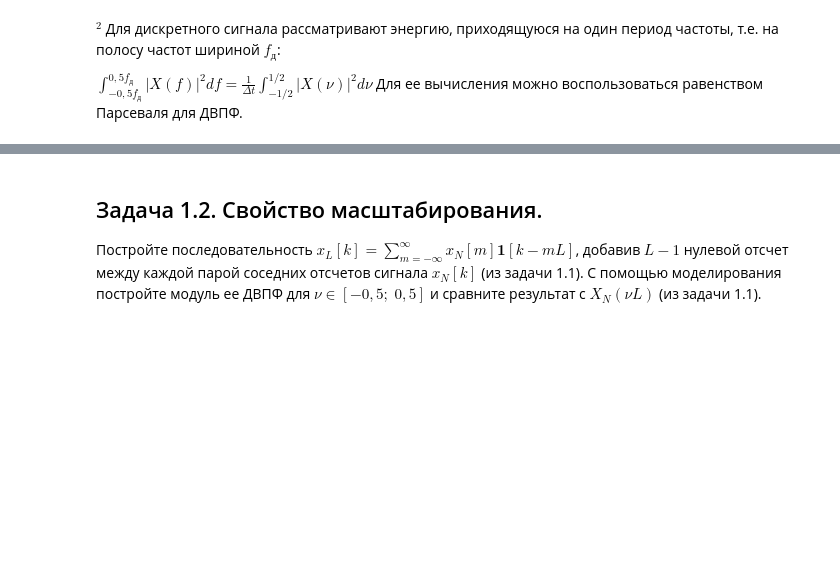
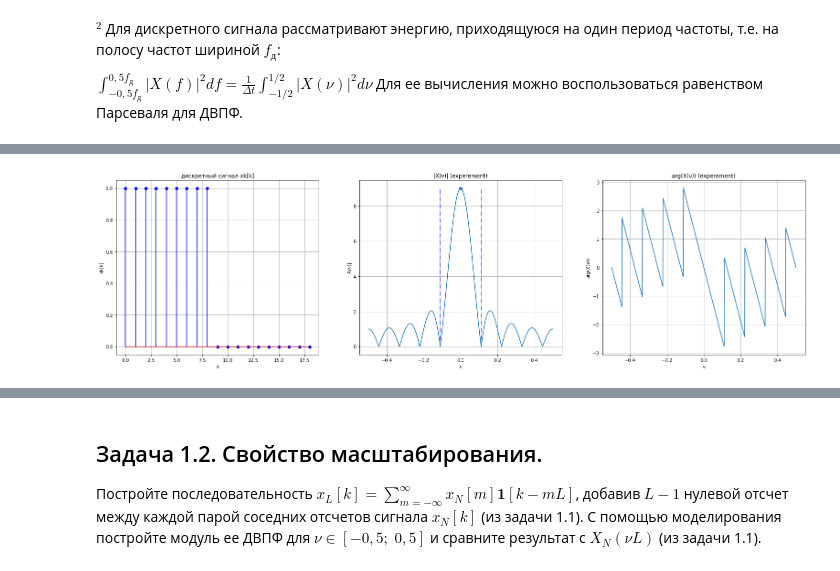
Before and after one commit to crazyguevaraa/RPhys, a Jupyter notebook: Lab2_task.ipynb, the cells around one changed output, grey strips where cells are left out. Drawn from its saved outputs; the diff is of its cells as text; code cells hidden in the pictures; blank space fills up the shorter version.

```diff
--- a/Lab2_task.ipynb
+++ b/Lab2_task.ipynb
@@ -31,0 +70,41 @@ $\int_{-0,5{{f}_{\text{д}}}}^{0,5{{f}_{\text{д}}}}{|}X(f){{|}^{2}}df=\frac{1}{
+# %%
+# ДВПФ для заданной последовательности (функция от nu)
+X = pydsm.ft.dtft(x_k(N+10))
+
+# диапазон приведенных частот
+nu_range = np.linspace(-0.5, 0.5, 1000)
+
+X_abs_range = np.array([abs(X(nu)) for nu in nu_range])
+X_arg_range = np.angle([X(nu) for nu in nu_range])
+# %%
+plt.figure(figsize=(27, 7))
+
+plt.subplot(1, 3, 1)
+plt.stem(np.array(range(len(x_k(N+10)))), x_k(N+10), 'b', 'bo')
+plt.title(r'дискретный сигнал xk[k]')
+plt.xlabel('k')
+plt.ylabel(r'xk[k]')
+plt.grid()
+
+plt.subplot(1, 3, 2)
+# проверяем результаты, полученные анаилтически на эксперементальном графике
+# расположение крайних нулей и значение ДВПФ в 0
+plt.vlines(1/9, 0, max(X_abs_range), ls='-.', color='blue', alpha=0.75)
+plt.vlines(-1/9, 0, max(X_abs_range), ls='-.', color='blue', alpha=0.75)
+
+plt.scatter(0, N)
+
+plt.plot(nu_range, X_abs_range)
+plt.title(r'|X(ν)| (experement)')
+plt.ylabel(r'|X(ν)|')
+plt.xlabel(r'ν')
+plt.grid()
+
+plt.subplot(1, 3, 3)
+plt.plot(nu_range, X_arg_range)
+plt.title(r'arg(X(ν)) (experement)')
+plt.ylabel(r'arg(X(ν))')
+plt.xlabel(r'ν')
+plt.grid()
+# %% [output]
+[figure, added]
```
Also changed, not shown: parts of 27 cells of this notebook.
